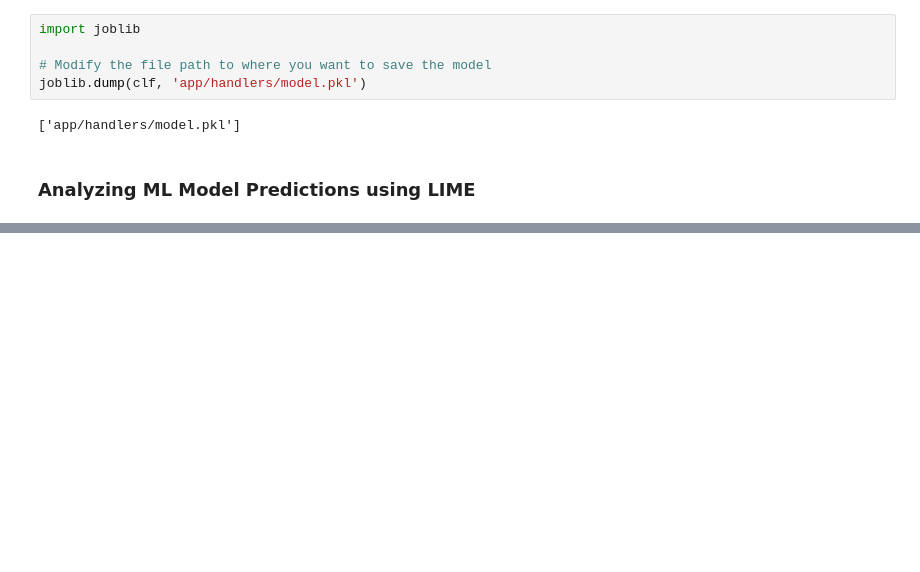
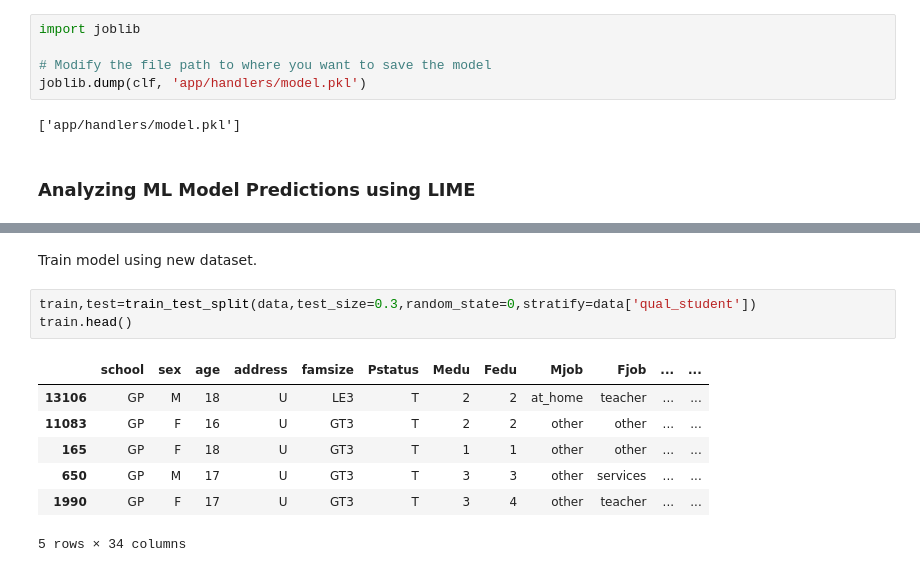
Before and after one commit to CMU-313/fall-22-hw4-team-boba, a Jupyter notebook: model_build.ipynb, the cells around one changed output, grey strips where cells are left out. Cells and saved outputs as stored; diff of their text form; blank space fills up the shorter version.

Commit message:
Setup LIME analysis and created one successful test

```diff
--- a/model_build.ipynb
+++ b/model_build.ipynb
@@ -165,0 +193,13 @@ joblib.dump(clf, 'app/handlers/model.pkl')
+# %% [markdown]
+Train model using new dataset.
+# %%
+train,test=train_test_split(data,test_size=0.3,random_state=0,stratify=data['qual_student'])
+train.head()
+# %% [output]
+|  | school | sex | age | address | famsize | Pstatus | Medu | Fedu | Mjob | Fjob | ... | ... |
+| 13106 | GP | M | 18 | U | LE3 | T | 2 | 2 | at_home | teacher | ... | ... |
+| 11083 | GP | F | 16 | U | GT3 | T | 2 | 2 | other | other | ... | ... |
+| 165 | GP | F | 18 | U | GT3 | T | 1 | 1 | other | other | ... | ... |
+| 650 | GP | M | 17 | U | GT3 | T | 3 | 3 | other | services | ... | ... |
+| 1990 | GP | F | 17 | U | GT3 | T | 3 | 4 | other | teacher | ... | ... |
+5 rows × 34 columns
```
Also changed, not shown: parts of 17 cells of this notebook, 1 other file.
